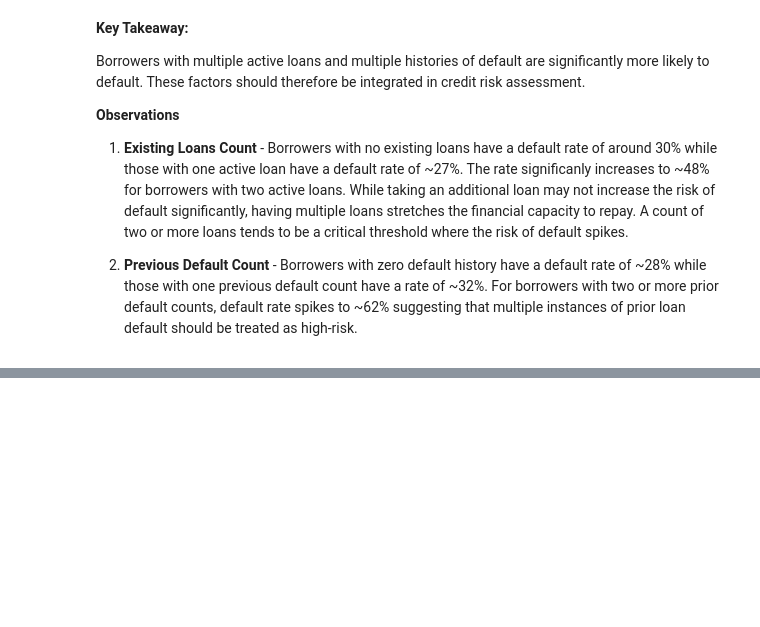
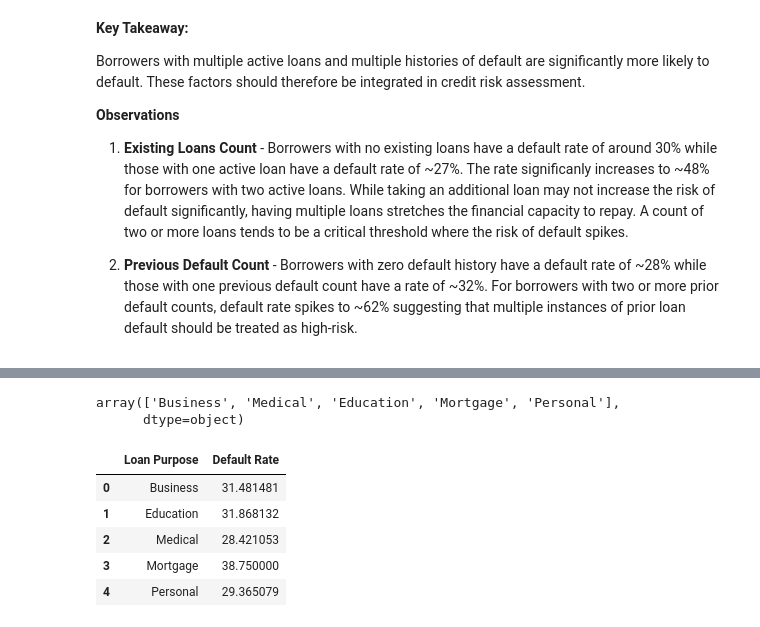
Before and after one commit to mut-rogers/Loan-Default-Analysis, a Jupyter notebook: solution.ipynb, the cells around one changed output, grey strips where cells are left out. Cells and saved outputs as stored; diff of their text form; code cells hidden in the pictures; blank space fills up the shorter version.

```diff
--- a/solution.ipynb
+++ b/solution.ipynb
@@ -475,0 +488,26 @@ Borrowers with multiple active loans and multiple histories of default are signi
+# %%
+# Checking the unique values in the Loan Purpose column
+
+loan_data_df.Loan_Purpose.unique()
+# %% [output]
+array(['Business', 'Medical', 'Education', 'Mortgage', 'Personal'],
+      dtype=object)
+# %%
+# Get default rate by loan purpose
+
+default_rate_by_loan_purpose = loan_data_df.groupby("Loan_Purpose").Default_Status.mean().reset_index()
+
+# Updating the column names
+default_rate_by_loan_purpose.columns = ["Loan Purpose", "Default Rate"]
+
+# Updating the default rate to percentage
+default_rate_by_loan_purpose["Default Rate"] = default_rate_by_loan_purpose["Default Rate"] * 100
+
+default_rate_by_loan_purpose
+# %% [output]
+|  | Loan Purpose | Default Rate |
+| 0 | Business | 31.481481 |
+| 1 | Education | 31.868132 |
+| 2 | Medical | 28.421053 |
+| 3 | Mortgage | 38.750000 |
+| 4 | Personal | 29.365079 |
```
Also changed, not shown: parts of 4 cells of this notebook.
